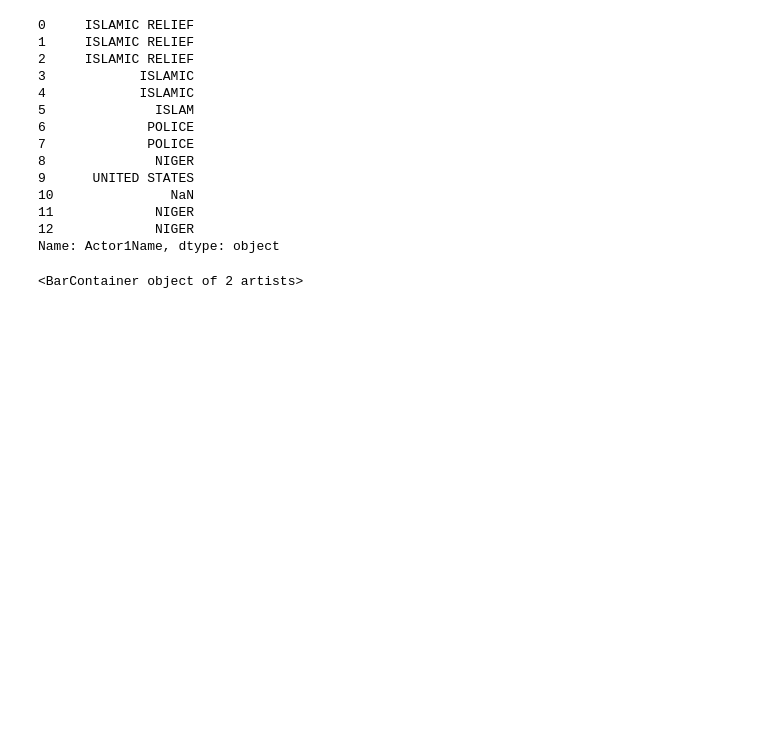
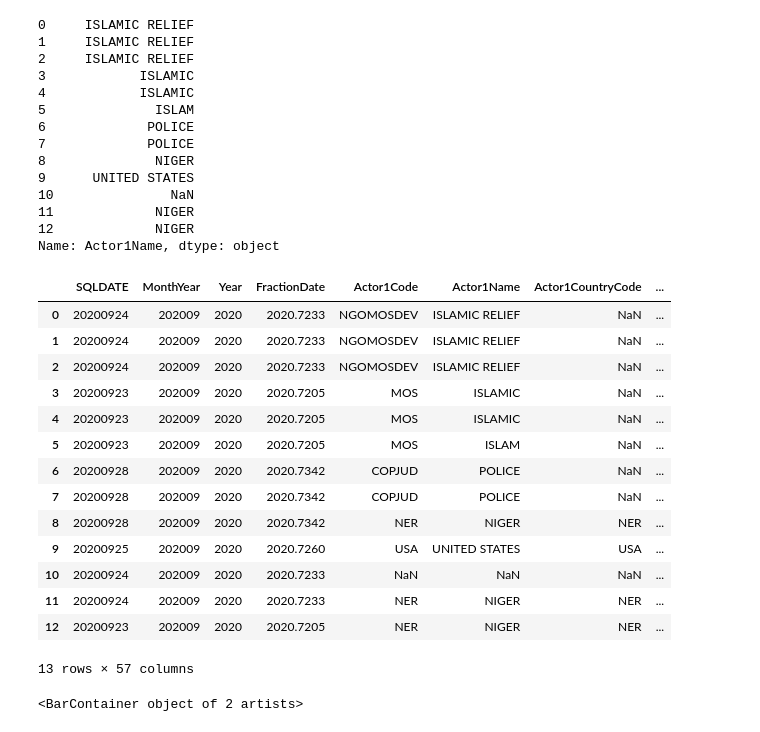
Before and after one commit to mohr110/applications, a Jupyter notebook: Session 6/Homework 6.ipynb, the cells around one changed output. Cells and saved outputs as stored; diff of their text form; code cells hidden in the pictures; blank space fills up the shorter version.

```diff
--- a/Session 6/Homework 6.ipynb
+++ b/Session 6/Homework 6.ipynb
@@ -300,6 +329,24 @@ list_res[1].Actor1Name
 11             NIGER
 12             NIGER
 Name: Actor1Name, dtype: object
+# %%
+list_res[1]
+# %% [output]
+|  | SQLDATE | MonthYear | Year | FractionDate | Actor1Code | Actor1Name | Actor1CountryCode | ... |
+| 0 | 20200924 | 202009 | 2020 | 2020.7233 | NGOMOSDEV | ISLAMIC RELIEF | NaN | ... |
+| 1 | 20200924 | 202009 | 2020 | 2020.7233 | NGOMOSDEV | ISLAMIC RELIEF | NaN | ... |
+| 2 | 20200924 | 202009 | 2020 | 2020.7233 | NGOMOSDEV | ISLAMIC RELIEF | NaN | ... |
+| 3 | 20200923 | 202009 | 2020 | 2020.7205 | MOS | ISLAMIC | NaN | ... |
+| 4 | 20200923 | 202009 | 2020 | 2020.7205 | MOS | ISLAMIC | NaN | ... |
+| 5 | 20200923 | 202009 | 2020 | 2020.7205 | MOS | ISLAM | NaN | ... |
+| 6 | 20200928 | 202009 | 2020 | 2020.7342 | COPJUD | POLICE | NaN | ... |
+| 7 | 20200928 | 202009 | 2020 | 2020.7342 | COPJUD | POLICE | NaN | ... |
+| 8 | 20200928 | 202009 | 2020 | 2020.7342 | NER | NIGER | NER | ... |
+| 9 | 20200925 | 202009 | 2020 | 2020.7260 | USA | UNITED STATES | USA | ... |
+| 10 | 20200924 | 202009 | 2020 | 2020.7233 | NaN | NaN | NaN | ... |
+| 11 | 20200924 | 202009 | 2020 | 2020.7233 | NER | NIGER | NER | ... |
+| 12 | 20200923 | 202009 | 2020 | 2020.7205 | NER | NIGER | NER | ... |
+13 rows × 57 columns
 # %%
 import matplotlib.pyplot #PIKE: bringing in plotting code
 # %%
```
Also changed, not shown: parts of 6 cells of this notebook, 7 other files.
